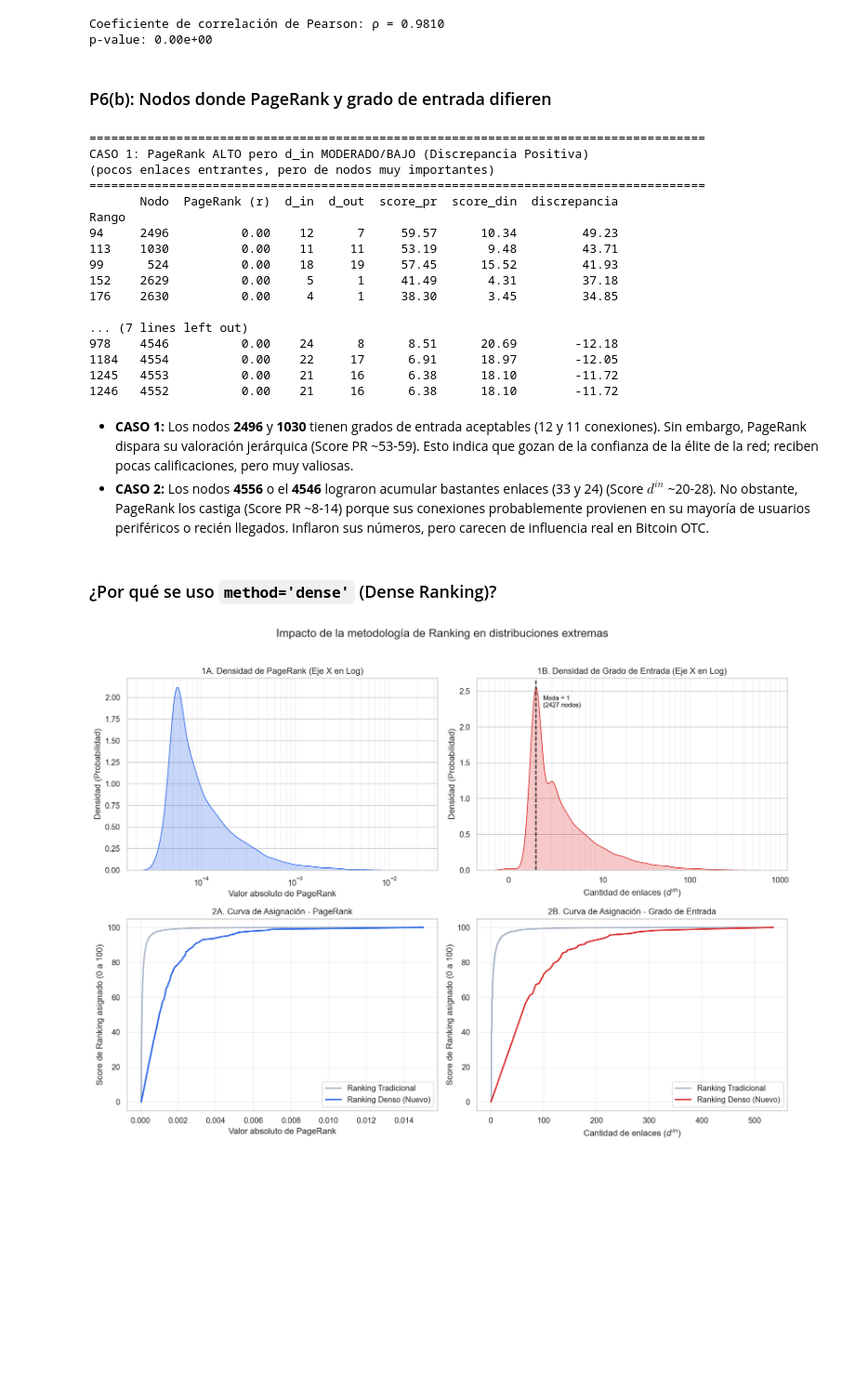
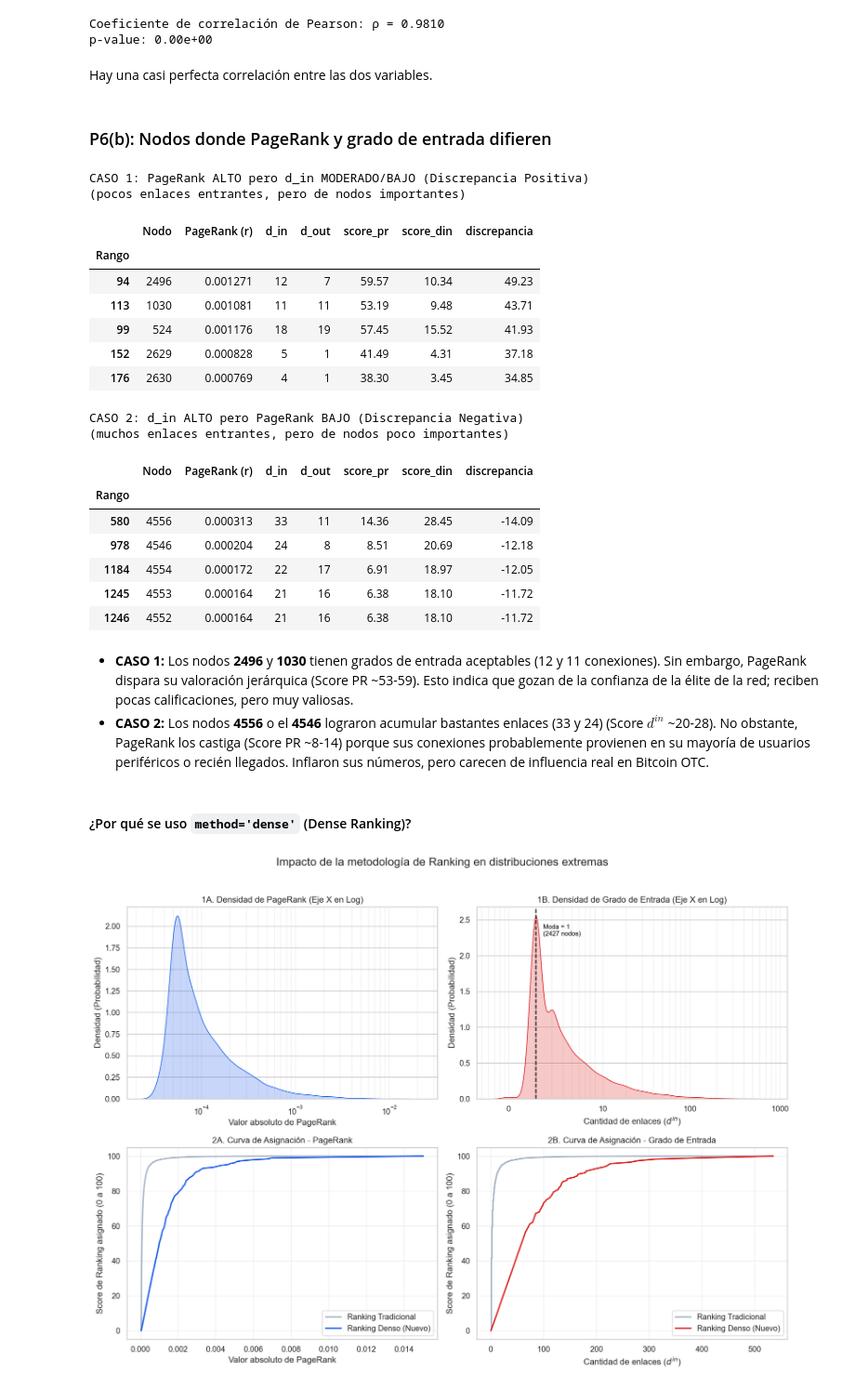
Before and after one commit to esteban78009/IMT2230-Proyecto_2-Creacion-de-page-rank, a Jupyter notebook: main.ipynb, the cells around one changed output. Shown at 93% size. Drawn from its saved outputs; the diff is of its cells as text; code cells hidden in the pictures; blank space fills up the shorter version.

```diff
--- a/main.ipynb
+++ b/main.ipynb
@@ -515,11 +570,11 @@ print(f"p-value: {p_value:.2e}")
 [figure]
 Coeficiente de correlación de Pearson: ρ = 0.9810
 p-value: 0.00e+00
+# %% [markdown]
+Hay una casi perfecta correlación entre las dos variables.
 # %% [markdown]
 ### P6(b): Nodos donde PageRank y grado de entrada difieren
 # %%
-# -- P6(b): Identificar nodos con discrepancia PageRank vs d_in --
-
 df_disc = df_pagerank.copy()
 n_nodos = len(df_disc)
 
@@ -537,62 +592,62 @@ df_disc['score_pr']  = 100 * (max_r_pr - df_disc['rango_pr'])   / (max_r_pr - 1)
 df_disc['score_din'] = 100 * (max_r_din - df_disc['rango_din']) / (max_r_din - 1)
 
 # ── EXTRACCIÓN DE DATOS PARA VISUALIZACIÓN ──────────────────────────────────
 pr_sorted = np.sort(df_disc['PageRank (r)'].values)[::-1]
 din_sorted = np.sort(df_disc['d_in'].values)[::-1]
 
 # Como df_disc ya viene ordenado por PageRank, sus scores están alineados con pr_sorted
 score_dense_pr = df_disc['score_pr'].values
 
 # Para d_in, re-ordenamos temporalmente para asegurar que los scores coincidan con din_sorted
 df_din_sorted = df_disc.sort_values('d_in', ascending=False)
 score_dense_din = df_din_sorted['score_din'].values
 
 
 # ── PASO 3: Calcular la discrepancia ────────────────────────────────────────
 df_disc['discrepancia'] = df_disc['score_pr'] - df_disc['score_din']
 
 # ── Resultados ──────────────────────────────────────────────────────────────
 caso_alto_pr  = df_disc.sort_values('discrepancia', ascending=False).head(5)
 caso_alto_din = df_disc.sort_values('discrepancia', ascending=True).head(5)
 
 cols = ['Nodo', 'PageRank (r)', 'd_in', 'd_out',
         'score_pr', 'score_din', 'discrepancia']
 
-print("=" * 85)
+# Redondeamos solo las columnas de scores a 2 decimales para la visualización
+# (dejando intacto el PageRank original que necesita más decimales)
+df_show_1 = caso_alto_pr[cols].round({'score_pr': 2, 'score_din': 2, 'discrepancia': 2})
+df_show_2 = caso_alto_din[cols].round({'score_pr': 2, 'score_din': 2, 'discrepancia': 2})
 print("CASO 1: PageRank ALTO pero d_in MODERADO/BAJO (Discrepancia Positiva)")
-print("(pocos enlaces entrantes, pero de nodos muy importantes)")
-print("=" * 85)
-print(caso_alto_pr[cols].to_string(float_format='%.2f'))
-
+print("(pocos enlaces entrantes, pero de nodos importantes)")
+display(df_show_1)
 print()
-print("=" * 85)
 print("CASO 2: d_in ALTO pero PageRank BAJO (Discrepancia Negativa)")
 print("(muchos enlaces entrantes, pero de nodos poco importantes)")
-print("=" * 85)
-print(caso_alto_din[cols].to_string(float_format='%.2f'))
+display(df_show_2)
 # %% [output]
-=====================================================================================
 CASO 1: PageRank ALTO pero d_in MODERADO/BAJO (Discrepancia Positiva)
-(pocos enlaces entrantes, pero de nodos muy importantes)
-=====================================================================================
-       Nodo  PageRank (r)  d_in  d_out  score_pr  score_din  discrepancia
-Rango
-94     2496          0.00    12      7     59.57      10.34         49.23
-113    1030          0.00    11     11     53.19       9.48         43.71
-99      524          0.00    18     19     57.45      15.52         41.93
-152    2629          0.00     5      1     41.49       4.31         37.18
-176    2630          0.00     4      1     38.30       3.45         34.85
-
-... (7 lines left out)
-978    4546          0.00    24      8      8.51      20.69        -12.18
-1184   4554          0.00    22     17      6.91      18.97        -12.05
-1245   4553          0.00    21     16      6.38      18.10        -11.72
-1246   4552          0.00    21     16      6.38      18.10        -11.72
+(pocos enlaces entrantes, pero de nodos importantes)
+|  | Nodo | PageRank (r) | d_in | d_out | score_pr | score_din | discrepancia |
+| Rango |  |  |  |  |  |  |  |
+| 94 | 2496 | 0.001271 | 12 | 7 | 59.57 | 10.34 | 49.23 |
+| 113 | 1030 | 0.001081 | 11 | 11 | 53.19 | 9.48 | 43.71 |
+| 99 | 524 | 0.001176 | 18 | 19 | 57.45 | 15.52 | 41.93 |
+| 152 | 2629 | 0.000828 | 5 | 1 | 41.49 | 4.31 | 37.18 |
+| 176 | 2630 | 0.000769 | 4 | 1 | 38.30 | 3.45 | 34.85 |
+CASO 2: d_in ALTO pero PageRank BAJO (Discrepancia Negativa)
+(muchos enlaces entrantes, pero de nodos poco importantes)
+|  | Nodo | PageRank (r) | d_in | d_out | score_pr | score_din | discrepancia |
+| Rango |  |  |  |  |  |  |  |
+| 580 | 4556 | 0.000313 | 33 | 11 | 14.36 | 28.45 | -14.09 |
+| 978 | 4546 | 0.000204 | 24 | 8 | 8.51 | 20.69 | -12.18 |
+| 1184 | 4554 | 0.000172 | 22 | 17 | 6.91 | 18.97 | -12.05 |
+| 1245 | 4553 | 0.000164 | 21 | 16 | 6.38 | 18.10 | -11.72 |
+| 1246 | 4552 | 0.000164 | 21 | 16 | 6.38 | 18.10 | -11.72 |
 # %% [markdown]
 - **CASO 1:** Los nodos **2496** y **1030** tienen grados de entrada aceptables (12 y 11 conexiones). Sin embargo, PageRank dispara su valoración jerárquica (Score PR ~53-59). Esto indica que gozan de la confianza de la élite de la red; reciben pocas calificaciones, pero muy valiosas.
 - **CASO 2:** Los nodos **4556** o el **4546** lograron acumular bastantes enlaces (33 y 24) (Score $d^{in}$ ~20-28). No obstante, PageRank los castiga (Score PR ~8-14) porque sus conexiones probablemente provienen en su mayoría de usuarios periféricos o recién llegados. Inflaron sus números, pero carecen de influencia real en Bitcoin OTC.
 # %% [markdown]
-### ¿Por qué se uso `method='dense'` (Dense Ranking)?
+#### ¿Por qué se uso `method='dense'` (Dense Ranking)?
 # %%
 # -- Visualización de distribuciones sesgadas --
 import seaborn as sns
```
Also changed, not shown: parts of 17 cells of this notebook.
